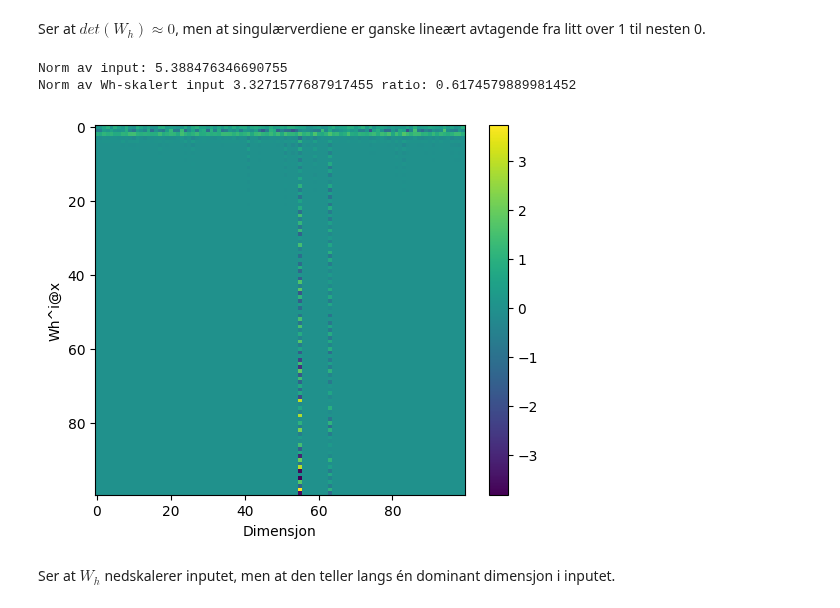
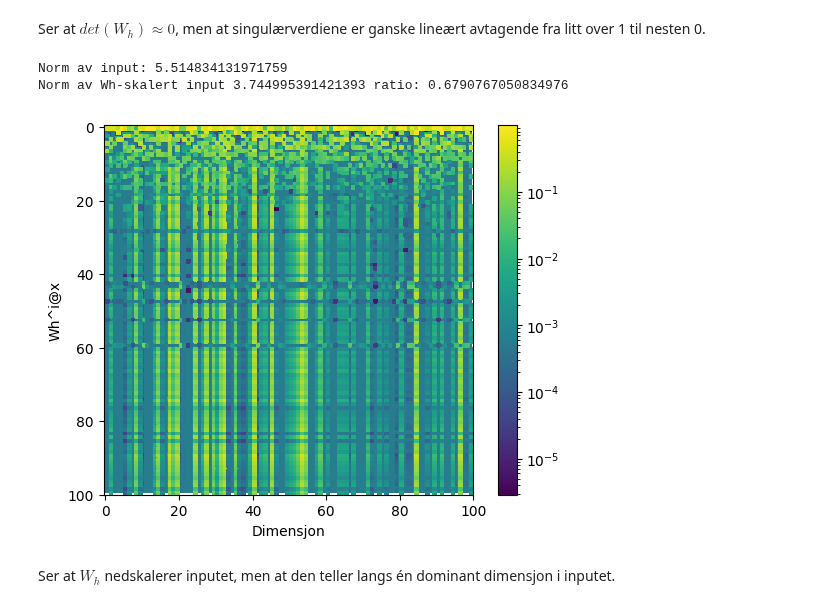
Before and after one commit to bioAI-Oslo/RNN-Adding-Problem-Representations, a Jupyter notebook: notebooks/main.ipynb, the cells around one changed output. Saved outputs shown, nothing was run; the diff lists cells and outputs as text; code cells hidden in the pictures.

```diff
--- a/notebooks/main.ipynb
+++ b/notebooks/main.ipynb
@@ -129,24 +129,28 @@ Ser at $det(W_h)\approx 0$, men at singulærverdiene er ganske lineært avtagend
 # %%
 # Sjekker om Wh beholder normen til x
 x = np.random.uniform(size=100)
 # x_const = np.ones((100,100))
 x_const = np.random.uniform(size=(100,100))
 print("Norm av input:", np.linalg.norm(x))
 print("Norm av Wh-skalert input",np.linalg.norm(Wh @ x), "ratio:", np.linalg.norm(Wh @ x)/np.linalg.norm(x))
 # Finner utviklingen av normen av Wh-skalert input
 for i in range(1,100):
-    x_const[i] = np.linalg.norm(model2.input.weight.detach().numpy())**i* Wh**i @ x_const[i]
+    Wx = model2.input.weight.detach().numpy()
+    Wx_norm = np.linalg.norm(Wx)
+    x_const[i] = np.linalg.matrix_power(Wh,i) @ x_const[i]
+    # x_const[i] = np.linalg.matrix_power(Wh,i) @ Wx.squeeze()*x[i]
+    # x_const[i] = Wx_norm**i* Wh**i @ x_const[i]
 plt.imshow(x_const)
-# pcm = plt.pcolor(x_const, norm = "log")
-# plt.colorbar(pcm)
-plt.colorbar()
+pcm = plt.pcolor(x_const, norm = "log")
+plt.colorbar(pcm)
+# plt.colorbar()
 plt.xlabel("Dimensjon")
 plt.ylabel("Wh^i@x")
 plt.show()
 # %% [output]
-Norm av input: 5.388476346690755
-Norm av Wh-skalert input 3.3271577687917455 ratio: 0.6174579889981452
+Norm av input: 5.514834131971759
+Norm av Wh-skalert input 3.744995391421393 ratio: 0.6790767050834976
-[figure, old version]
+[figure, new version]
 # %% [markdown]
 Ser at $W_h$ nedskalerer inputet, men at den teller langs én dominant dimensjon i inputet.
 # %%
```
Also changed, not shown: parts of 7 cells of this notebook.
